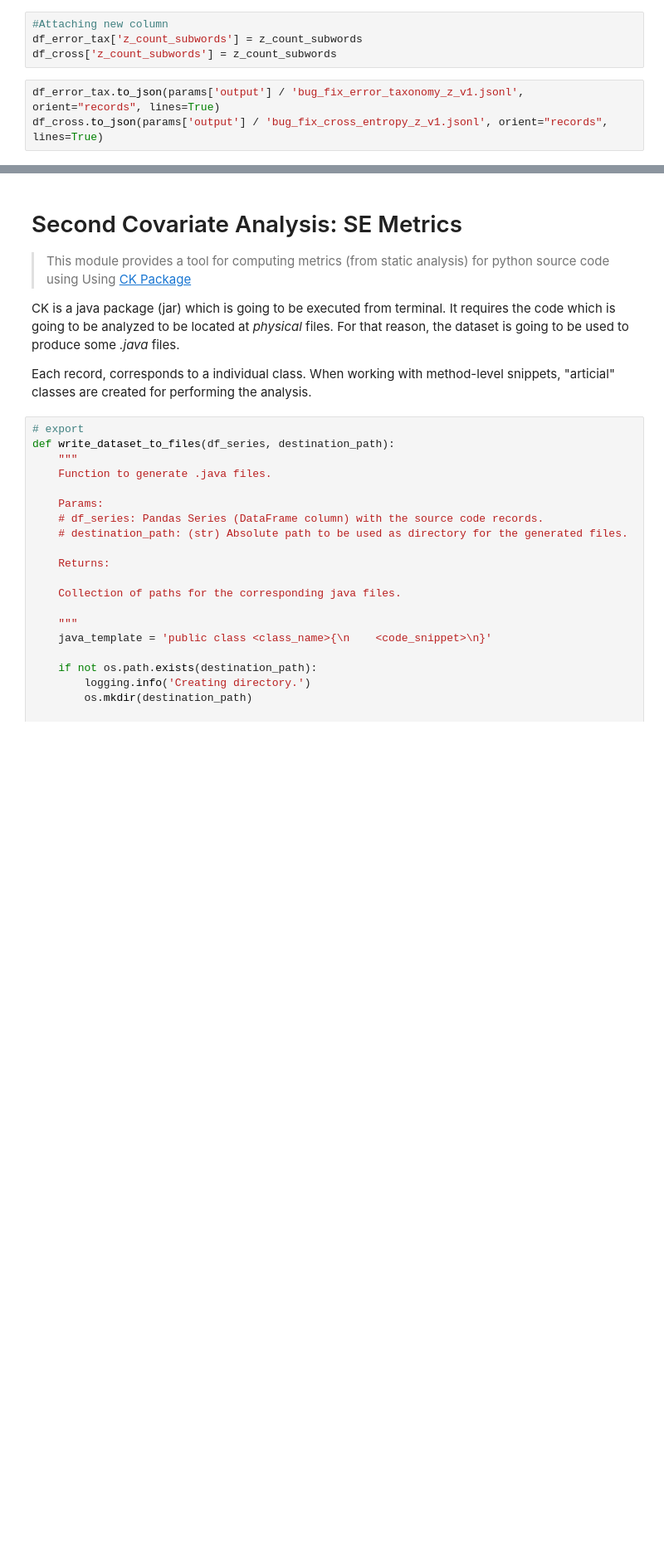
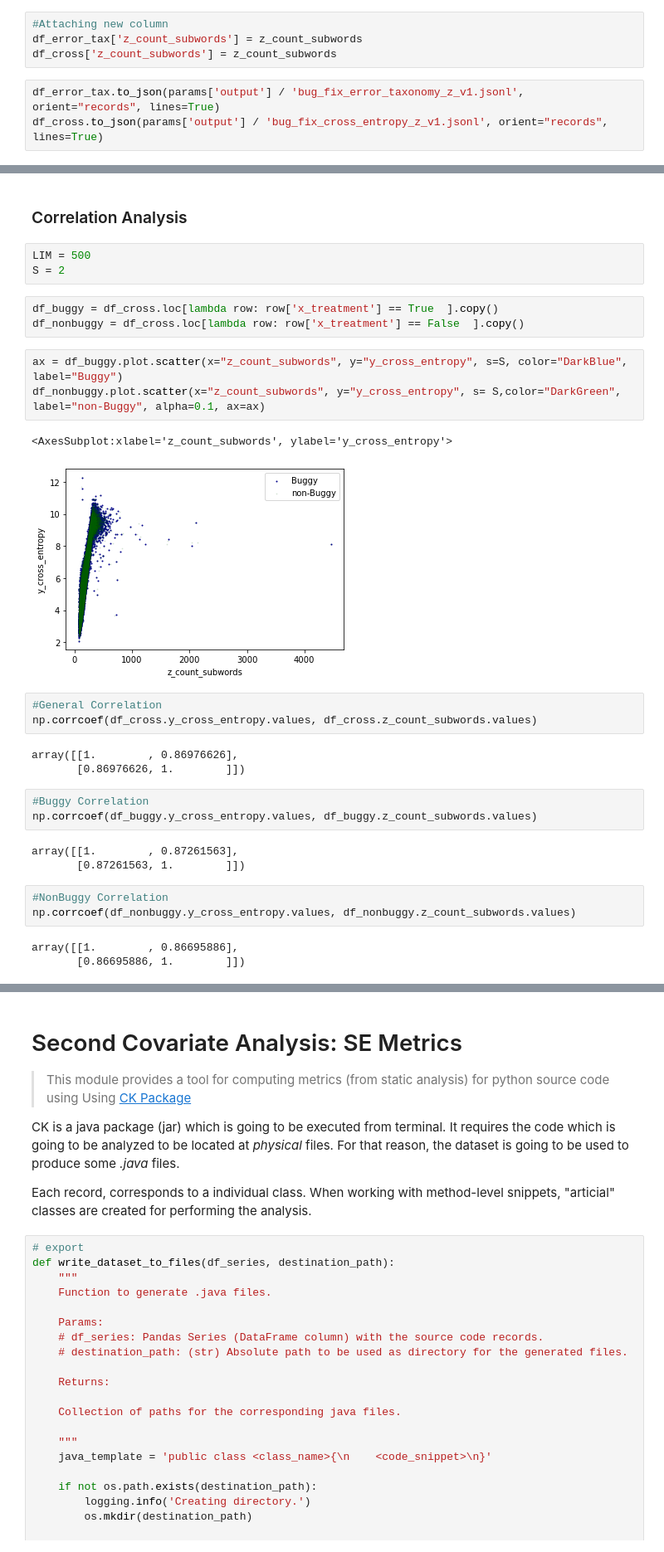
Before and after one commit to ArtificialSoftwareEngineering/InterpretingCodeGeneration, a Jupyter notebook: nbs/00_data.covariates.ipynb, the cells around one changed output, grey strips where cells are left out. Shown at 83% size. Cells and saved outputs as stored; diff of their text form; blank space fills up the shorter version.

Commit message:
covariates generation for the first dimension buggy and nonbuggy

```diff
--- a/nbs/00_data.covariates.ipynb
+++ b/nbs/00_data.covariates.ipynb
@@ -277,0 +321,32 @@ df_cross.describe()
+# %% [markdown]
+### Correlation Analysis
+# %%
+LIM = 500
+S = 2
+# %%
+df_buggy = df_cross.loc[lambda row: row['x_treatment'] == True  ].copy()
+df_nonbuggy = df_cross.loc[lambda row: row['x_treatment'] == False  ].copy()
+# %%
+ax = df_buggy.plot.scatter(x="z_count_subwords", y="y_cross_entropy", s=S, color="DarkBlue", label="Buggy")
+df_nonbuggy.plot.scatter(x="z_count_subwords", y="y_cross_entropy", s= S,color="DarkGreen", label="non-Buggy", alpha=0.1, ax=ax)
+# %% [output]
+<AxesSubplot:xlabel='z_count_subwords', ylabel='y_cross_entropy'>
+[figure, added]
+# %%
+#General Correlation
+np.corrcoef(df_cross.y_cross_entropy.values, df_cross.z_count_subwords.values)
+# %% [output]
+array([[1.        , 0.86976626],
+       [0.86976626, 1.        ]])
+# %%
+#Buggy Correlation
+np.corrcoef(df_buggy.y_cross_entropy.values, df_buggy.z_count_subwords.values)
+# %% [output]
+array([[1.        , 0.87261563],
+       [0.87261563, 1.        ]])
+# %%
+#NonBuggy Correlation
+np.corrcoef(df_nonbuggy.y_cross_entropy.values, df_nonbuggy.z_count_subwords.values)
+# %% [output]
+array([[1.        , 0.86695886],
+       [0.86695886, 1.        ]])
```
Also changed, not shown: parts of 41 cells of this notebook.
